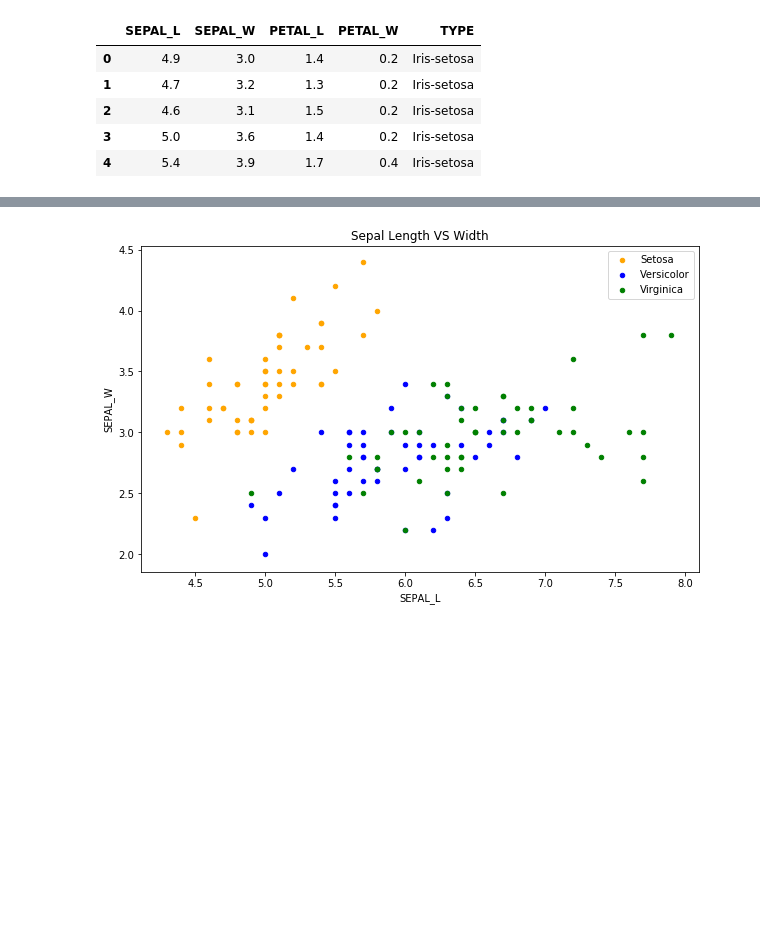
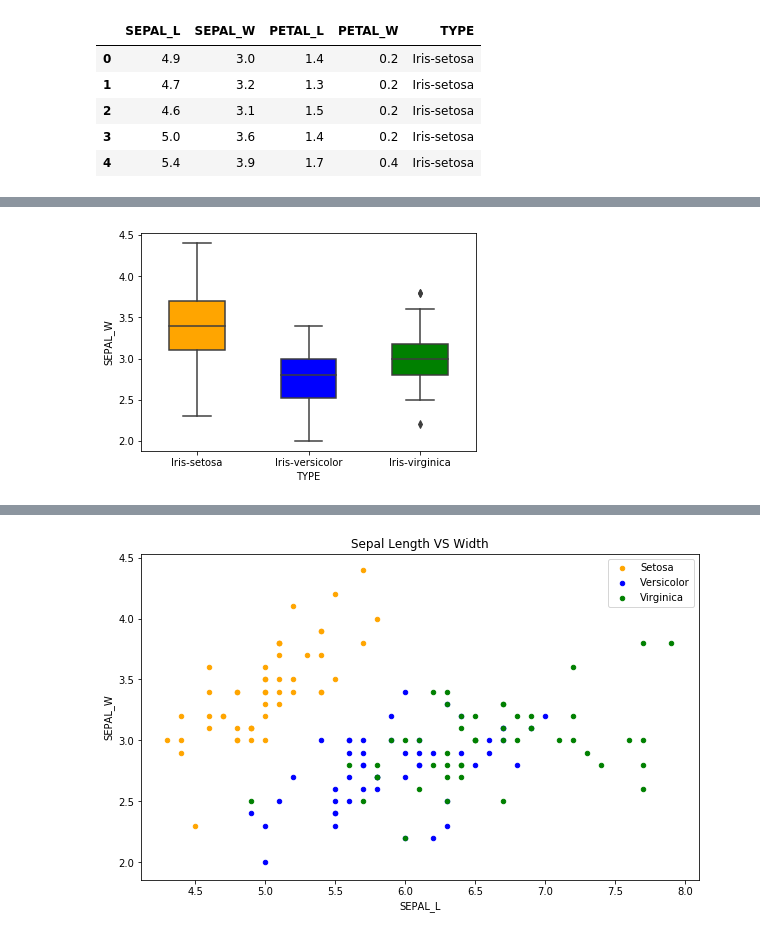
Before and after one commit to Jakefrda/Basic-Modeling-In-Python, a Jupyter notebook: IrisPractice.ipynb, the cells around one changed output, grey strips where cells are left out. Cells and saved outputs as stored; diff of their text form; code cells hidden in the pictures; blank space fills up the shorter version.

```diff
--- a/IrisPractice.ipynb
+++ b/IrisPractice.ipynb
@@ -58,0 +85,8 @@ memory usage: 5.9+ KB
+# %%
+''' Build Box Plot showing SEPAL_W for each Type '''
+bplot=sns.boxplot(y='SEPAL_W', x='TYPE', data=iris_df, width=0.5) # Create plots
+for i in range(0,3): # Color plots using dictionary
+    mybox = bplot.artists[i]
+    mybox.set_facecolor(color_dict[iris_types[i]])
+# %% [output]
+[figure, added]
```
Also changed, not shown: parts of 10 cells of this notebook.
